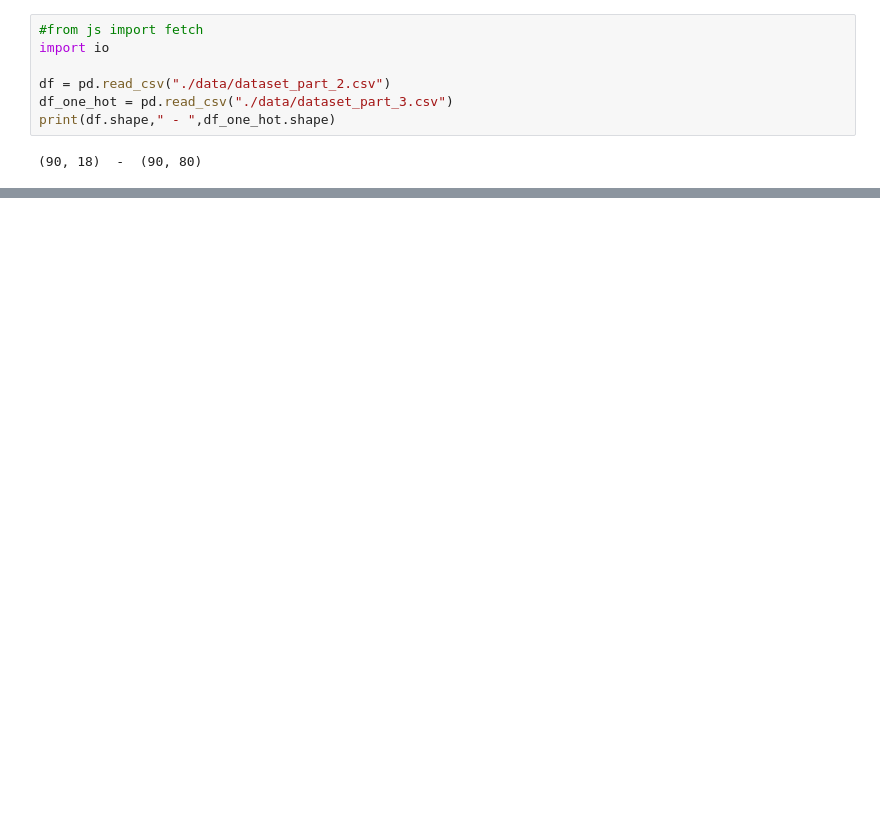
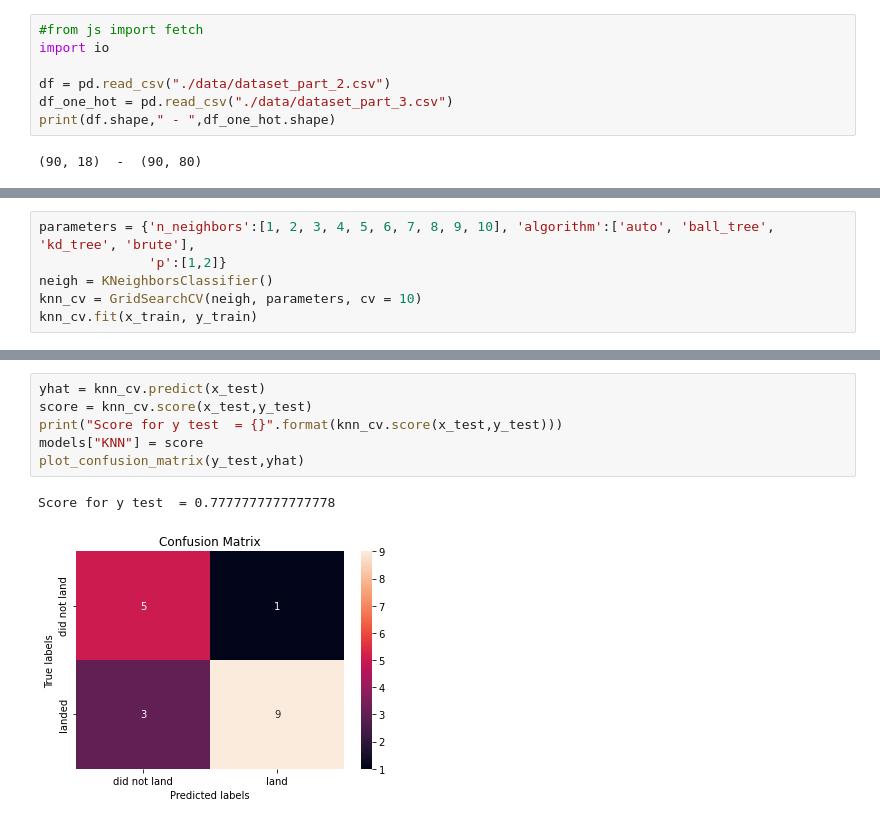
Before and after one commit to deivithamaya/space_Y, a Jupyter notebook: jupyter_notebooks/spacex_machine_learning.ipynb, the cells around one changed output, grey strips where cells are left out. Saved outputs shown, nothing was run; the diff lists cells and outputs as text; blank space fills up the shorter version.

```diff
--- a/jupyter_notebooks/spacex_machine_learning.ipynb
+++ b/jupyter_notebooks/spacex_machine_learning.ipynb
@@ -41,0 +212,6 @@ print(df.shape," - ",df_one_hot.shape)
+# %%
+parameters = {'n_neighbors':[1, 2, 3, 4, 5, 6, 7, 8, 9, 10], 'algorithm':['auto', 'ball_tree', 'kd_tree', 'brute'],
+              'p':[1,2]}
+neigh = KNeighborsClassifier()
+knn_cv = GridSearchCV(neigh, parameters, cv = 10)
+knn_cv.fit(x_train, y_train)
@@ -41,0 +231,9 @@ print(df.shape," - ",df_one_hot.shape)
+# %%
+yhat = knn_cv.predict(x_test)
+score = knn_cv.score(x_test,y_test)
+print("Score for y test  = {}".format(knn_cv.score(x_test,y_test)))
+models["KNN"] = score
+plot_confusion_matrix(y_test,yhat)
+# %% [output]
+Score for y test  = 0.7777777777777778
+[figure, added]
```
Also changed, not shown: parts of 29 cells of this notebook.
